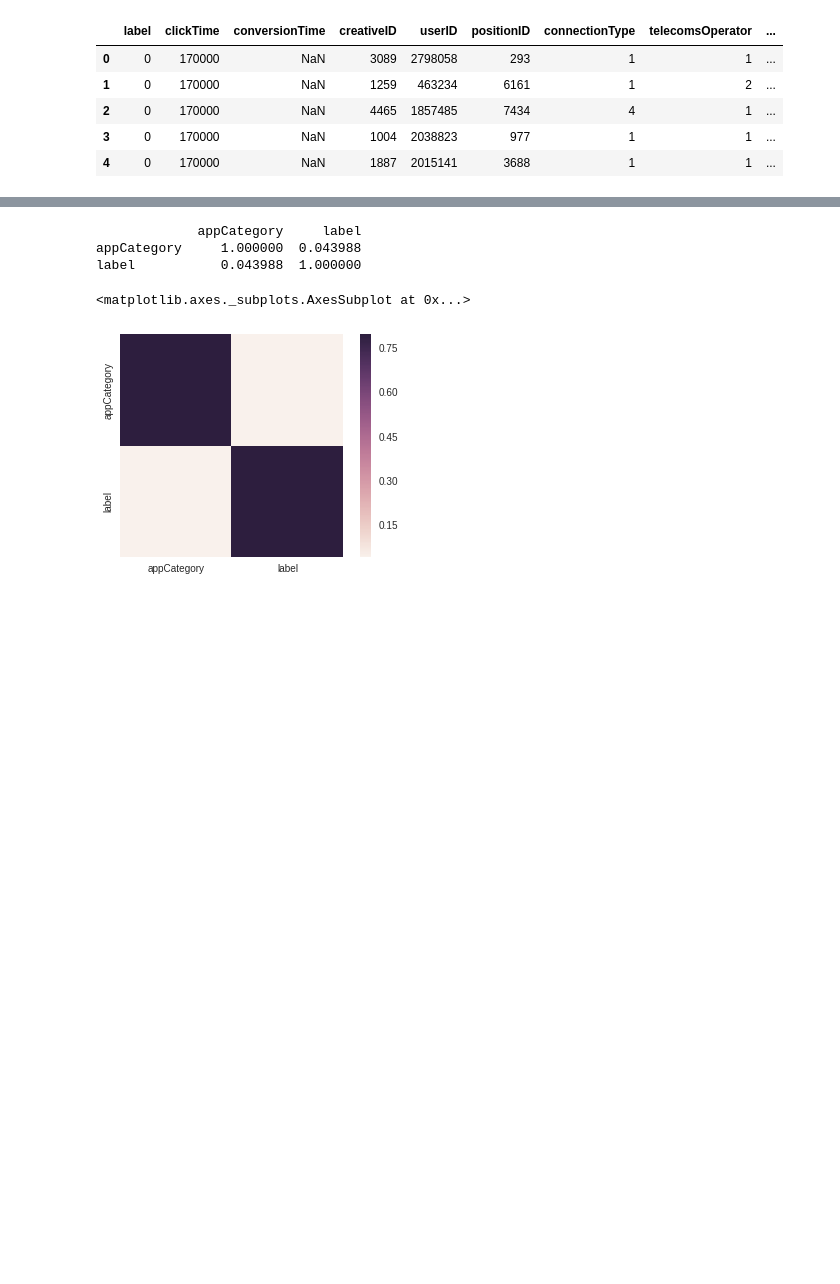
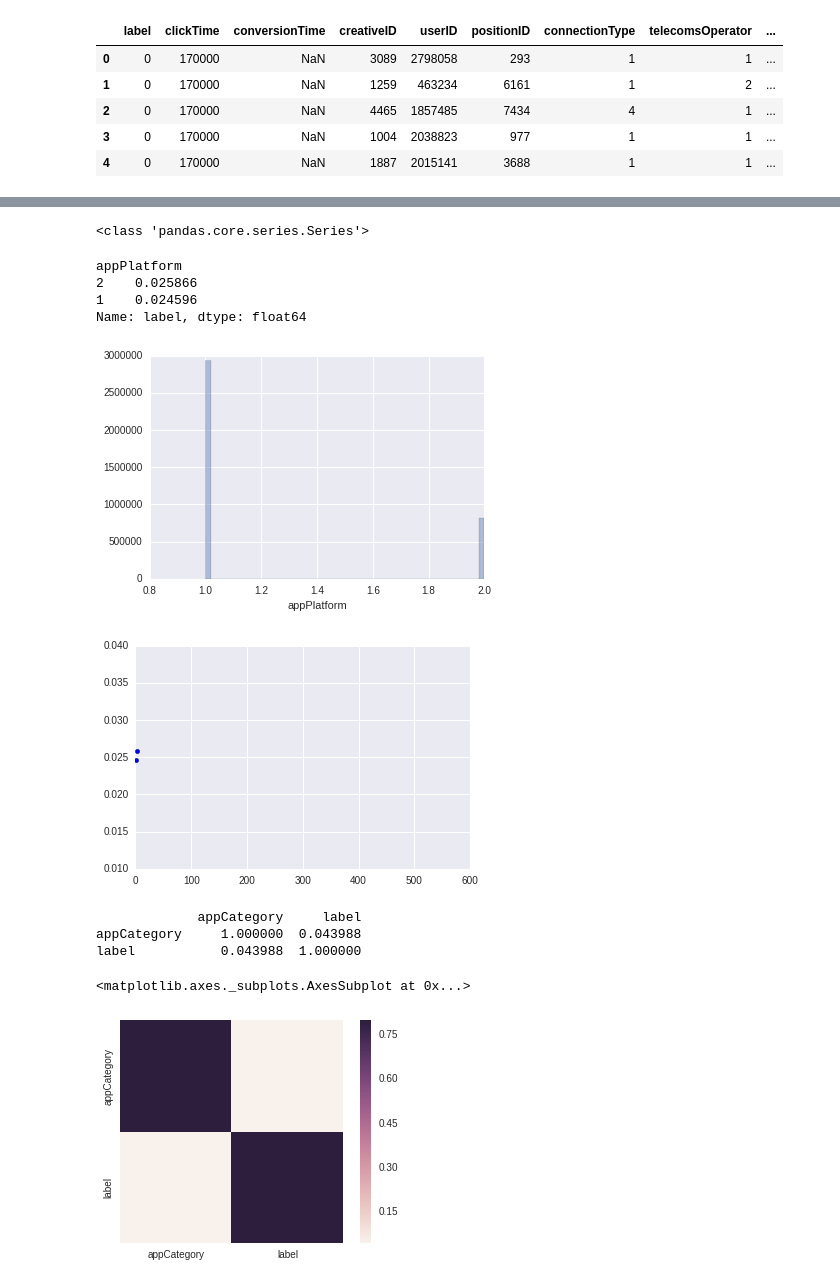
Before and after one commit to Edlward/code, a Jupyter notebook: tpai/appcategorycsv.ipynb, the cells around one changed output, grey strips where cells are left out. Cells and saved outputs as stored; diff of their text form; code cells hidden in the pictures; blank space fills up the shorter version.

```diff
--- a/tpai/appcategorycsv.ipynb
+++ b/tpai/appcategorycsv.ipynb
@@ -38,5 +56,26 @@ plt.scatter(x=means.index, y=means.values)
 [figure]
 [figure]
+# %%
+# appID其实只有app类别属性，应该可以被替代
+var = 'appPlatform'
+sns.distplot(train[var],kde=False)
+fig = plt.figure()
+means = train.groupby(var)['label'].mean()
+plt.xlim(0,600)
+plt.scatter(x=means.index, y=means.values)
+print type(means)
+means.sort_values(ascending=False)
+# sns.jointplot(x=means.index,y=means.values, xlim=(0,600), dropna=False)
+# data = pd.concat([appcategory['appID'], appcategory['appCategory']], axis = 1)
+# data.plot.scatter(x='appID', y='appCategory')
+# %% [output]
+<class 'pandas.core.series.Series'>
+appPlatform
+2    0.025866
+1    0.024596
+Name: label, dtype: float64
+[figure, added]
+[figure, added]
 # %%
 feats = ['appCategory', 'label']
 corr = train[feats].corr()
```
Also changed, not shown: parts of 1 cell of this notebook, 9 other files.
